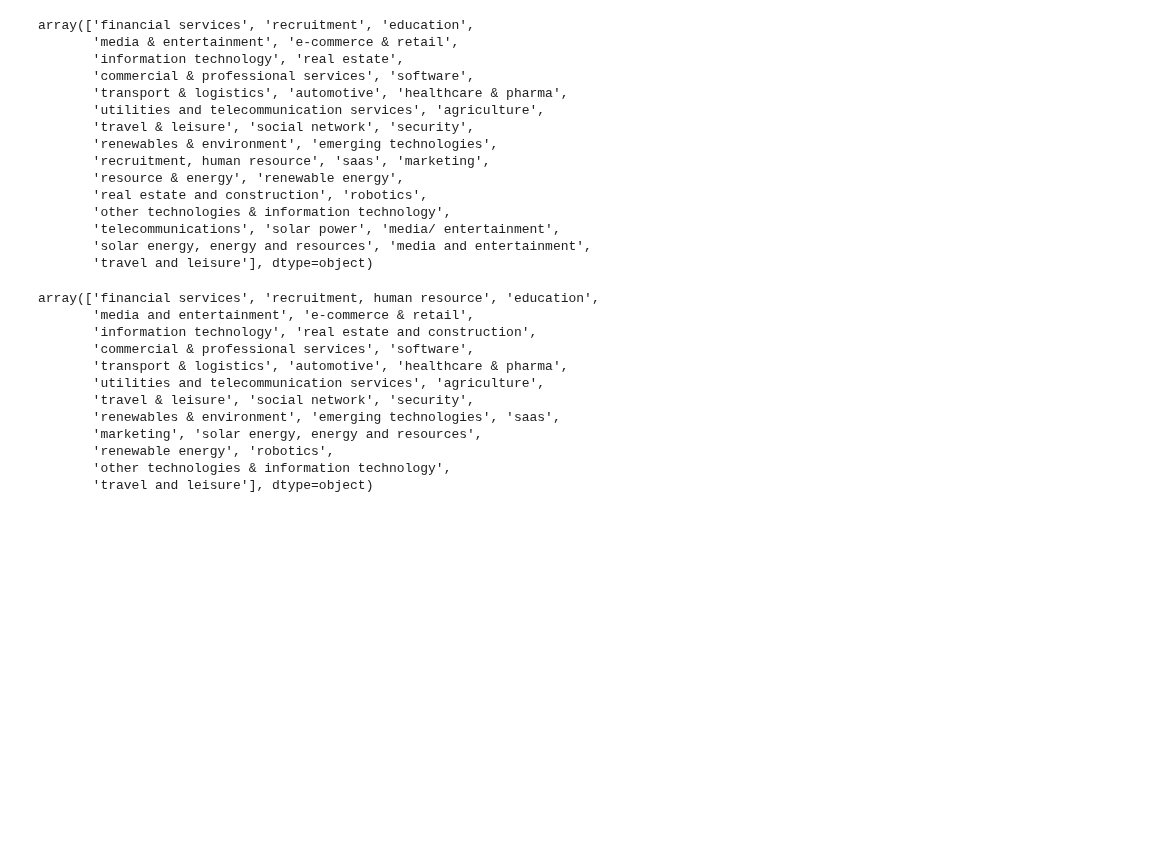
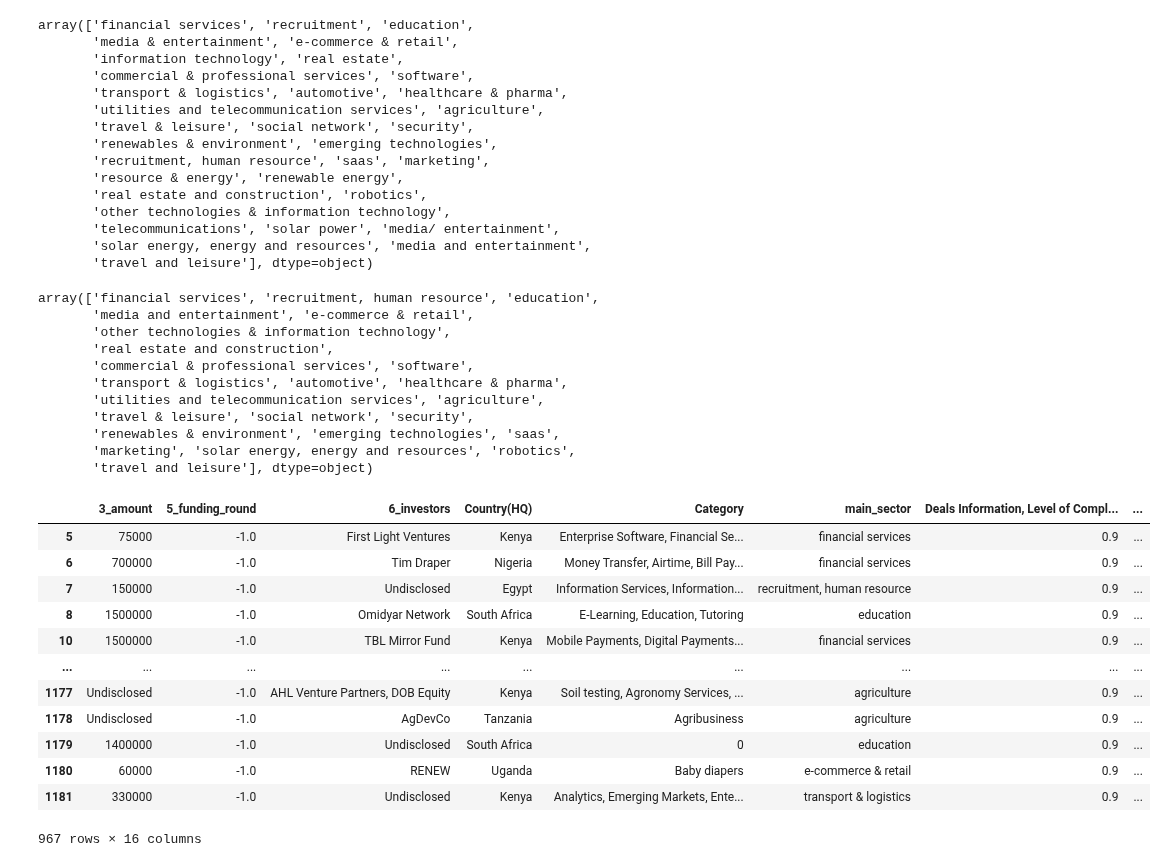
Before and after one commit to masete/Digest-Africa, a Jupyter notebook: Initial model/Digest_NN_pred_investor.ipynb, the cells around one changed output. Saved outputs shown, nothing was run; the diff lists cells and outputs as text; code cells hidden in the pictures; blank space fills up the shorter version.

Commit message:
encoding main_sector

```diff
--- a/Initial model/Digest_NN_pred_investor.ipynb
+++ b/Initial model/Digest_NN_pred_investor.ipynb
@@ -376,7 +376,7 @@ def main_sector(sector):
         return 'utilities and telecommunication services'
     elif 'renewable energy' in sector.lower():
         return 'renewables & environment'
-    elif 'renewable energy' in sector.lower():
+    elif 'information technology' in sector.lower():
         return 'other technologies & information technology'
     else:
         return sector
@@ -388,30 +388,39 @@ df_deals['main_sector'].unique()
 # %% [output]
 array(['financial services', 'recruitment, human resource', 'education',
        'media and entertainment', 'e-commerce & retail',
-       'information technology', 'real estate and construction',
+       'other technologies & information technology',
+       'real estate and construction',
        'commercial & professional services', 'software',
        'transport & logistics', 'automotive', 'healthcare & pharma',
        'utilities and telecommunication services', 'agriculture',
        'travel & leisure', 'social network', 'security',
        'renewables & environment', 'emerging technologies', 'saas',
-       'marketing', 'solar energy, energy and resources',
-       'renewable energy', 'robotics',
-       'other technologies & information technology',
+       'marketing', 'solar energy, energy and resources', 'robotics',
        'travel and leisure'], dtype=object)
 # %%
-mapping = [{'col': '5_funding_round', 'mapping': {'Financial Services': 1, 'Recruitment': 2, 'Education': 3,
-       'Media & Entertainment': 4, 'E-Commerce & Retail':5,
-       'Information Technology': 6, 'Real Estate': 7,
-       'Commercial & Professional Services': 8, 'Software': 9,
-       'Transport & Logistics': 10, 'Automotive': 11, 'Healthcare & Pharma': 12,
-       'Utilities and Telecommunication Services': 13, 'Agriculture': 14,
-       'Travel & Leisure': 15, 'Social Network': 16, 'Security': 17,
-       'Renewables & Environment': 18, 'Emerging Technologies': 19, 'Real estate',
-       'Recruitment, Human Resource', 'SaaS', 'Marketing',
-       'Financial services', 'Resource & Energy', 'Renewable Energy',
-       'Real Estate and Construction', 'Robotics',
-       'Other Technologies & Information Technology',
-       'Telecommunications', 'Solar Power', 'Media/ Entertainment',
-       'Solar Energy, Energy and Resources', 'Media and Entertainment',
-       'Travel and Leisure'}}]
+mapping = [{'col': '5_funding_round', 'mapping': {'financial services': 1, 'recruitment, human resource': 2, 'education': 3,
+       'media and entertainment': 4, 'e-commerce & retail': 5,
+       'other technologies & information technology': 6,
+       'real estate and construction': 7,
+       'commercial & professional services': 8, 'software': 9,
+       'transport & logistics': 10, 'automotive': 11, 'healthcare & pharma': 12,
+       'utilities and telecommunication services': 13, 'agriculture': 14,
+       'travel & leisure': 15, 'social network': 16, 'security': 17,
+       'renewables & environment': 18, 'emerging technologies': 19, 'saas': 20,
+       'marketing': 21, 'solar energy, energy and resources': 22, 'robotics': 23,
+       'travel and leisure': 24}}]
 OrdinalEncoder(cols=['5_funding_round'], mapping=mapping).fit(df_deals).transform(df_deals)
+# %% [output]
+|  | 3_amount | 5_funding_round | 6_investors | Country(HQ) | Category | main_sector | Deals Information, Level of Compl... | ... |
+| 5 | 75000 | -1.0 | First Light Ventures | Kenya | Enterprise Software, Financial Se... | financial services | 0.9 | ... |
+| 6 | 700000 | -1.0 | Tim Draper | Nigeria | Money Transfer, Airtime, Bill Pay... | financial services | 0.9 | ... |
+| 7 | 150000 | -1.0 | Undisclosed | Egypt | Information Services, Information... | recruitment, human resource | 0.9 | ... |
+| 8 | 1500000 | -1.0 | Omidyar Network | South Africa | E-Learning, Education, Tutoring | education | 0.9 | ... |
+| 10 | 1500000 | -1.0 | TBL Mirror Fund | Kenya | Mobile Payments, Digital Payments... | financial services | 0.9 | ... |
+| ... | ... | ... | ... | ... | ... | ... | ... | ... |
+| 1177 | Undisclosed | -1.0 | AHL Venture Partners, DOB Equity | Kenya | Soil testing, Agronomy Services, ... | agriculture | 0.9 | ... |
+| 1178 | Undisclosed | -1.0 | AgDevCo | Tanzania | Agribusiness | agriculture | 0.9 | ... |
+| 1179 | 1400000 | -1.0 | Undisclosed | South Africa | 0 | education | 0.9 | ... |
+| 1180 | 60000 | -1.0 | RENEW | Uganda | Baby diapers | e-commerce & retail | 0.9 | ... |
+| 1181 | 330000 | -1.0 | Undisclosed | Kenya | Analytics, Emerging Markets, Ente... | transport & logistics | 0.9 | ... |
+967 rows × 16 columns
```
